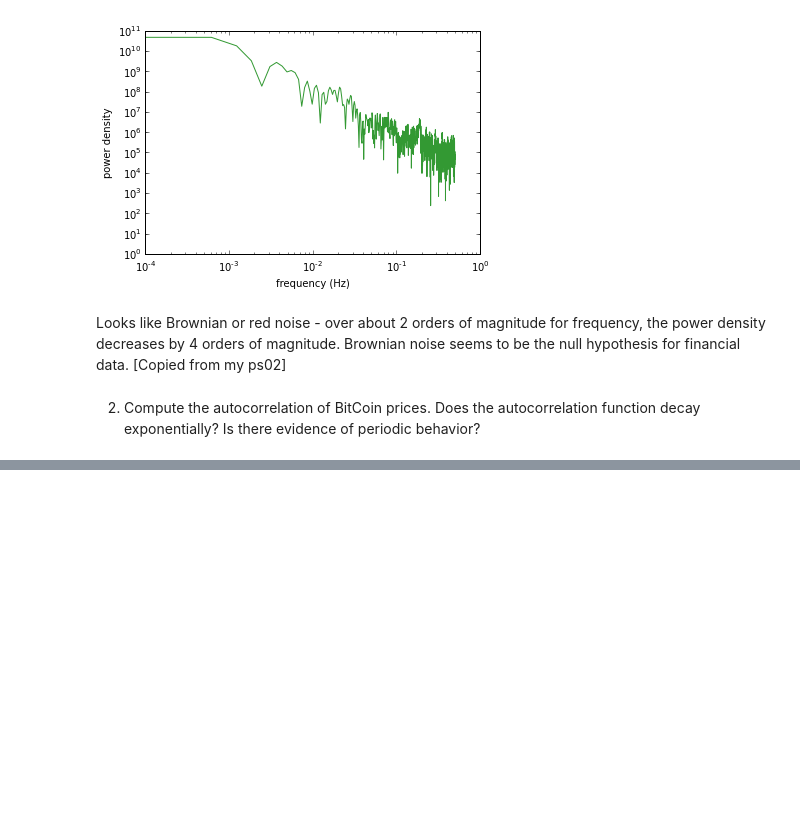
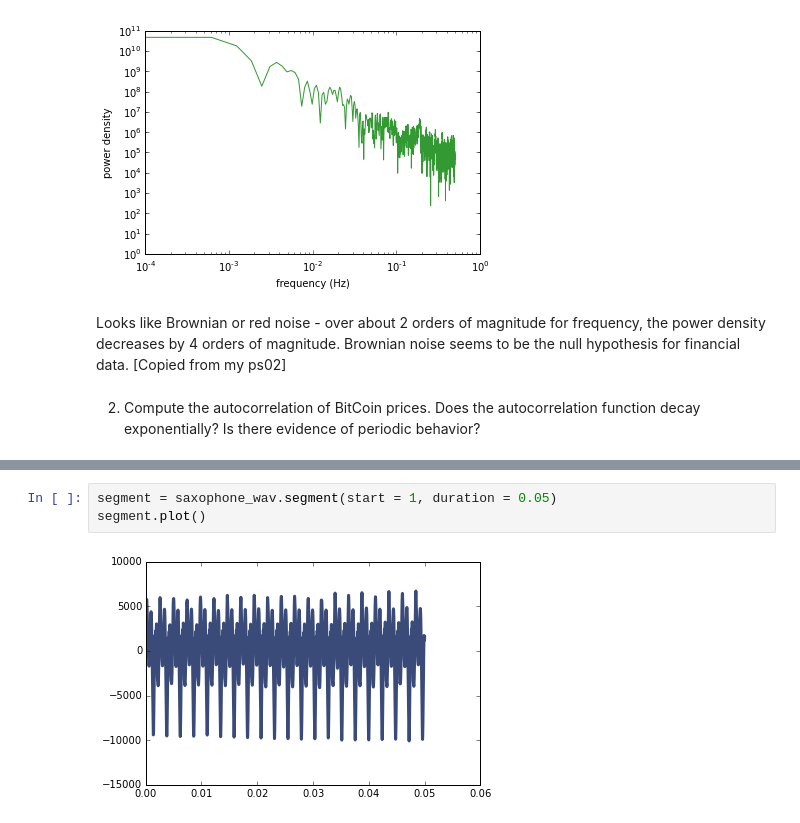
Before and after one commit to sabumjung/ThinkDSP, a Jupyter notebook: code/ps03.ipynb, the cells around one changed output, grey strips where cells are left out. Drawn from its saved outputs; the diff is of its cells as text; blank space fills up the shorter version.

```diff
--- a/code/ps03.ipynb
+++ b/code/ps03.ipynb
@@ -69,0 +123,5 @@ thinkplot.config(xlabel='offset (radians)',
+# %%
+segment = saxophone_wav.segment(start = 1, duration = 0.05)
+segment.plot()
+# %% [output]
+[figure, added]
```
Also changed, not shown: parts of 24 cells of this notebook.
